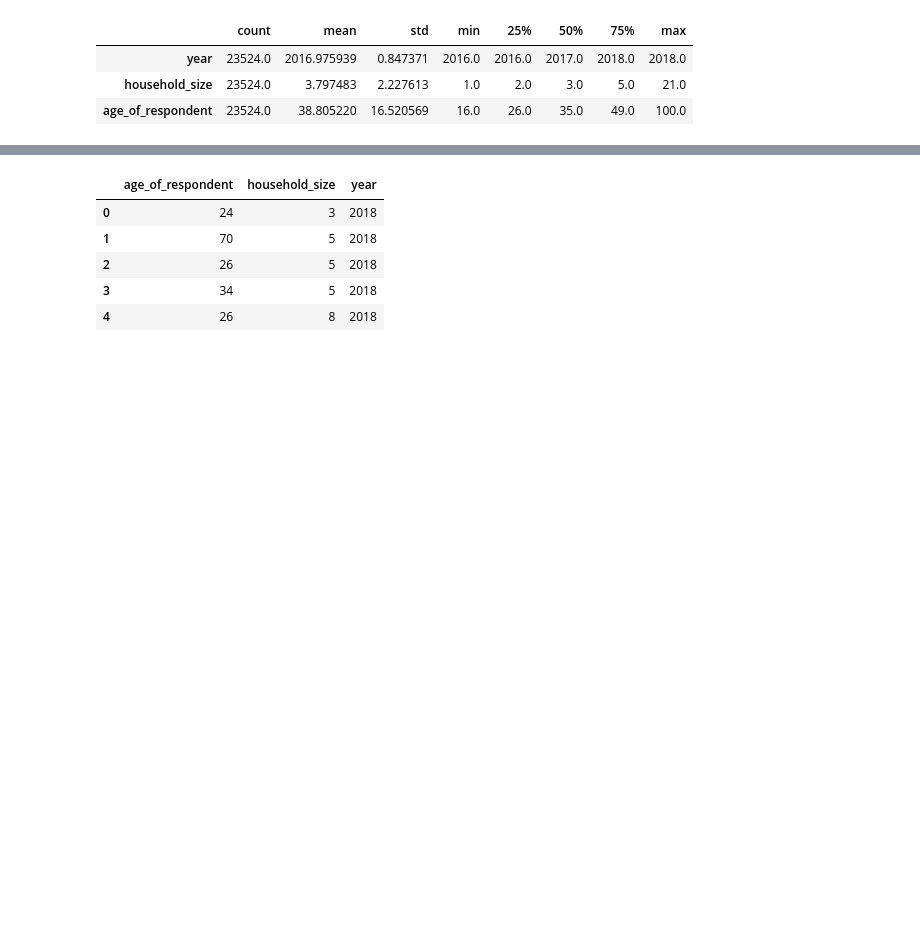
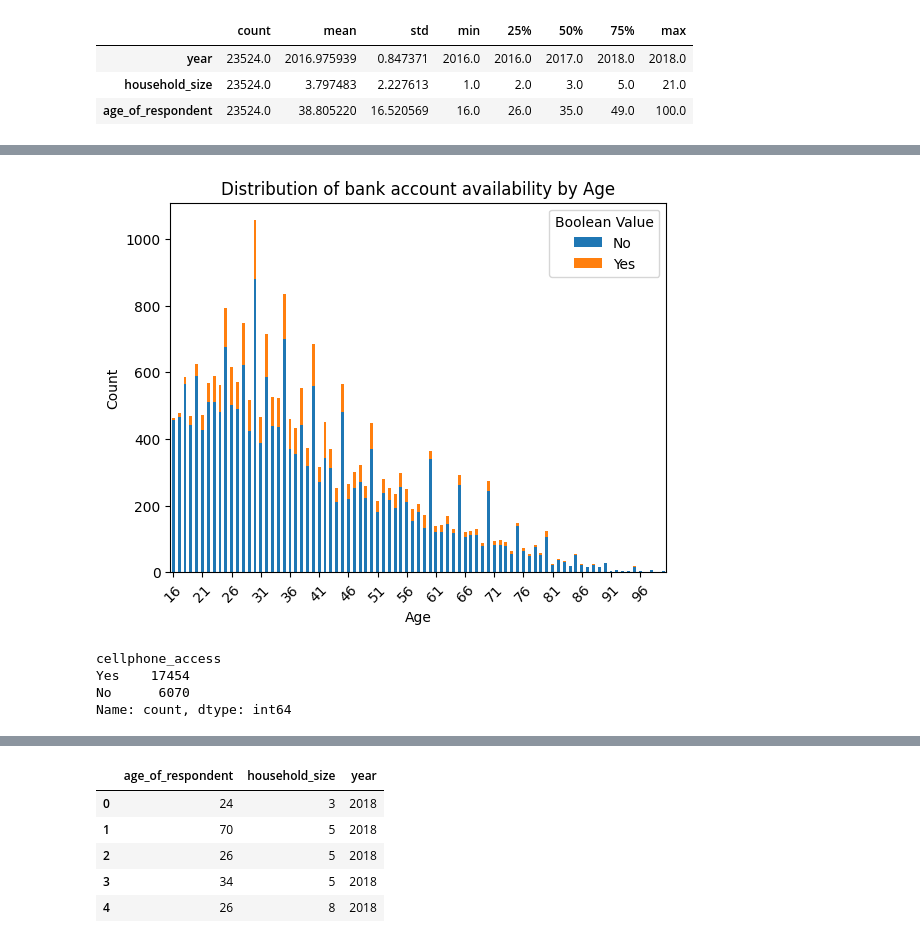
Before and after one commit to datakiptoo/Financial_Inclusion, a Jupyter notebook: train.ipynb, the cells around one changed output, grey strips where cells are left out. Drawn from its saved outputs; the diff is of its cells as text; code cells hidden in the pictures; blank space fills up the shorter version.

```diff
--- a/train.ipynb
+++ b/train.ipynb
@@ -51,0 +107,24 @@ fin_data.describe().T
+# %%
+#distribution of bank_account among the age_of_respondent
+distribution=fin_data.groupby(['age_of_respondent','bank_account']).size().unstack().fillna(0)
+# %%
+#Visualize distribution in a barplot
+import matplotlib.pyplot as plt
+
+distribution.plot(kind='bar', stacked=True)
+plt.xlabel('Age')
+plt.ylabel('Count')
+plt.title('Distribution of bank account availability by Age')
+plt.legend(title='Boolean Value')
+n = 5
+plt.xticks(range(0, len(distribution.index), n), distribution.index[::n], rotation=45)
+plt.show()
+# %% [output]
+[figure, added]
+# %%
+fin_data['cellphone_access'].value_counts()
+# %% [output]
+cellphone_access
+Yes    17454
+No      6070
+Name: count, dtype: int64
```
Also changed, not shown: parts of 36 cells of this notebook.
